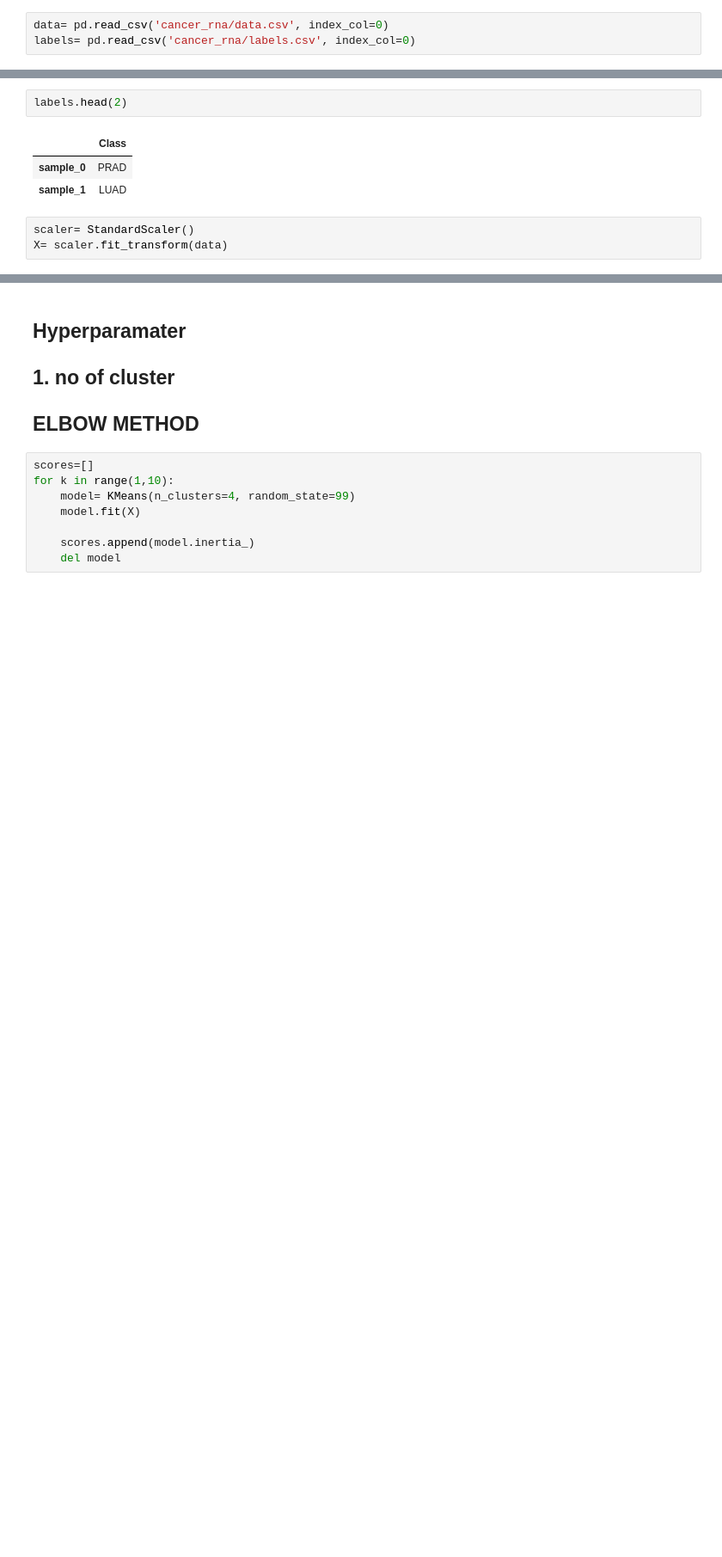
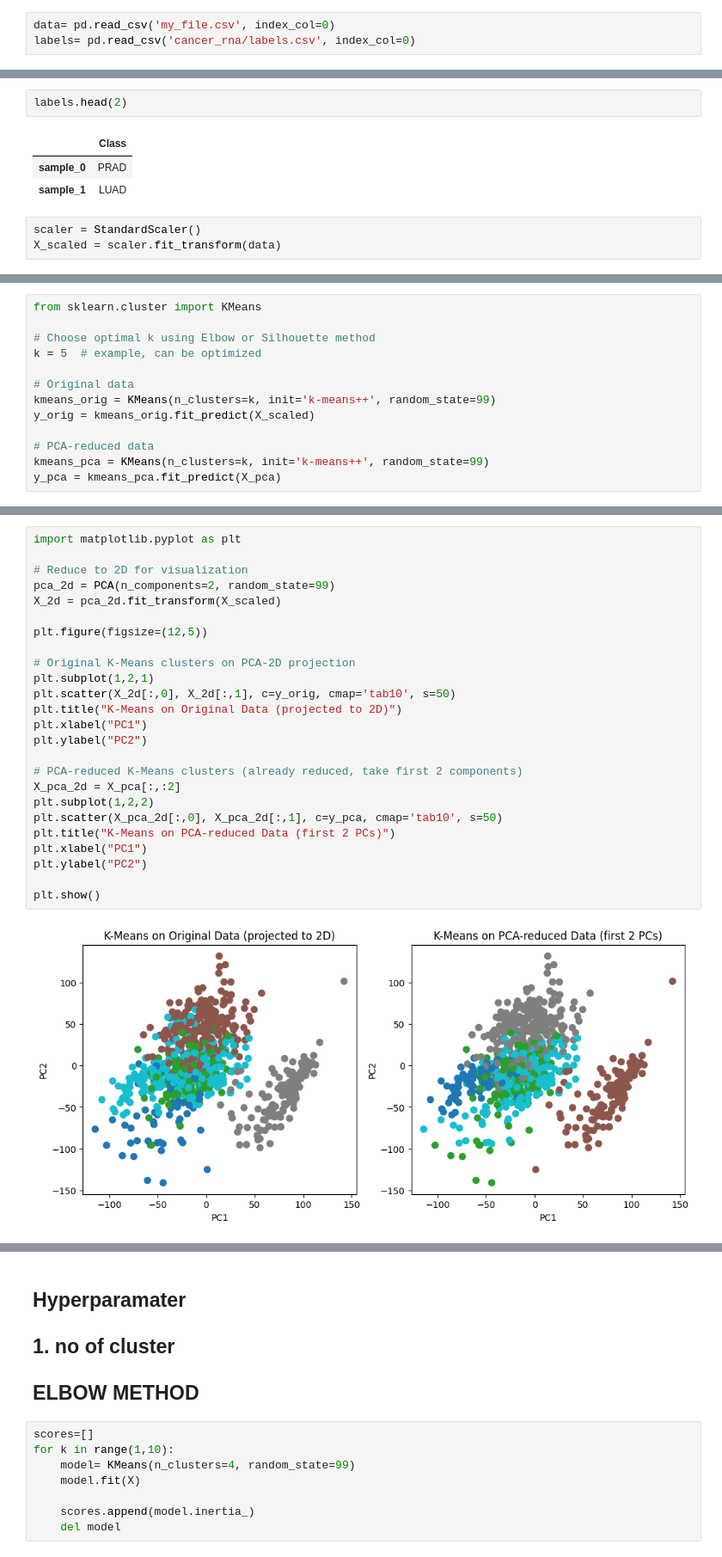
Before and after one commit to prakash587/dsml_practice, a Jupyter notebook: ML/machine learning/unsupervised learning/k-means hyperparams/kmeans-hyperparams.ipynb, the cells around one changed output, grey strips where cells are left out. Shown at 86% size. Cells and saved outputs as stored; diff of their text form; blank space fills up the shorter version.

```diff
--- a/ML/machine learning/unsupervised learning/k-means hyperparams/kmeans-hyperparams.ipynb
+++ b/ML/machine learning/unsupervised learning/k-means hyperparams/kmeans-hyperparams.ipynb
@@ -5,5 +14,5 @@ from sklearn.cluster import KMeans
 # %%
-data= pd.read_csv('cancer_rna/data.csv', index_col=0)
+data= pd.read_csv('my_file.csv', index_col=0)
 labels= pd.read_csv('cancer_rna/labels.csv', index_col=0)
 # %%
 data.head(3)
@@ -20,5 +29,5 @@ labels.head(2)
 | sample_0 | PRAD |
 | sample_1 | LUAD |
 # %%
-scaler= StandardScaler()
-X= scaler.fit_transform(data)
+scaler = StandardScaler()
+X_scaled = scaler.fit_transform(data)
@@ -24,0 +51,13 @@ X= scaler.fit_transform(data)
+# %%
+from sklearn.cluster import KMeans
+
+# Choose optimal k using Elbow or Silhouette method
+k = 5  # example, can be optimized
+
+# Original data
+kmeans_orig = KMeans(n_clusters=k, init='k-means++', random_state=99)
+y_orig = kmeans_orig.fit_predict(X_scaled)
+
+# PCA-reduced data
+kmeans_pca = KMeans(n_clusters=k, init='k-means++', random_state=99)
+y_pca = kmeans_pca.fit_predict(X_pca)
@@ -24,0 +101,27 @@ X= scaler.fit_transform(data)
+# %%
+import matplotlib.pyplot as plt
+
+# Reduce to 2D for visualization
+pca_2d = PCA(n_components=2, random_state=99)
+X_2d = pca_2d.fit_transform(X_scaled)
+
+plt.figure(figsize=(12,5))
+
+# Original K-Means clusters on PCA-2D projection
+plt.subplot(1,2,1)
+plt.scatter(X_2d[:,0], X_2d[:,1], c=y_orig, cmap='tab10', s=50)
+plt.title("K-Means on Original Data (projected to 2D)")
+plt.xlabel("PC1")
+plt.ylabel("PC2")
+
+# PCA-reduced K-Means clusters (already reduced, take first 2 components)
+X_pca_2d = X_pca[:,:2]
+plt.subplot(1,2,2)
+plt.scatter(X_pca_2d[:,0], X_pca_2d[:,1], c=y_pca, cmap='tab10', s=50)
+plt.title("K-Means on PCA-reduced Data (first 2 PCs)")
+plt.xlabel("PC1")
+plt.ylabel("PC2")
+
+plt.show()
+# %% [output]
+[figure, added]
```
Also changed, not shown: parts of 12 cells of this notebook, 4 other files.
